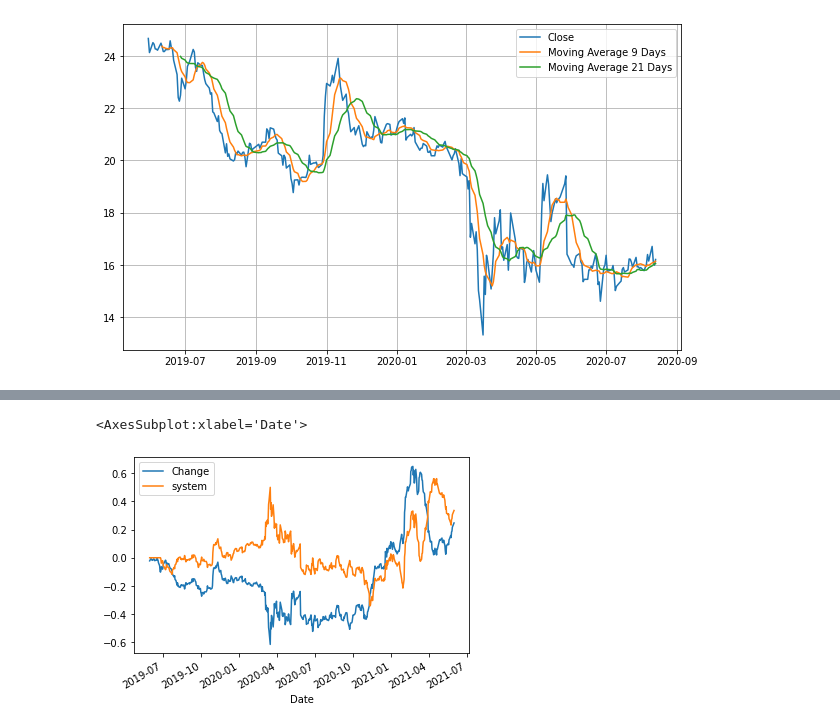
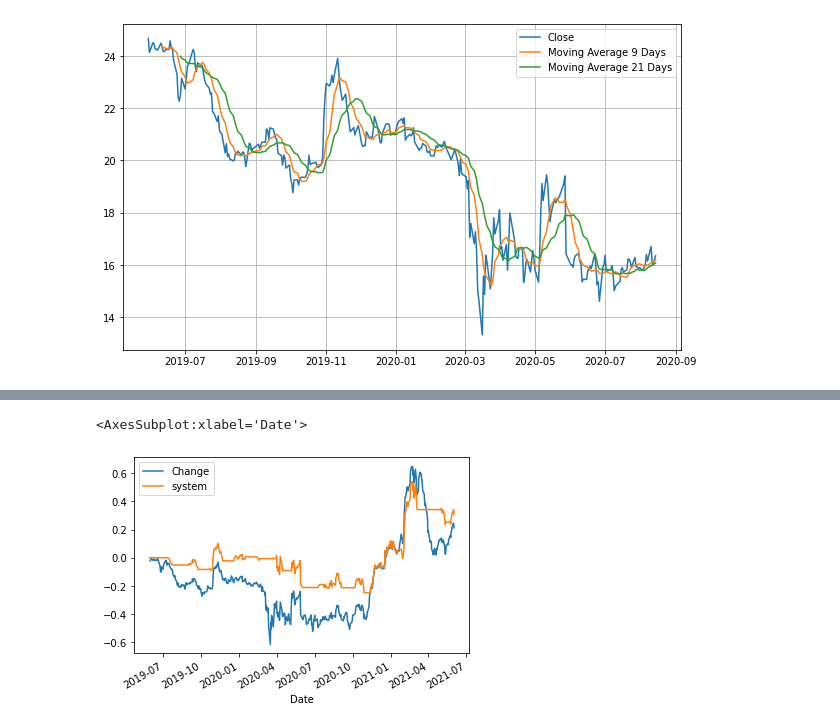
Before and after one commit to bhiln/stock-market-trends, a Jupyter notebook: BOMN.ipynb, the cells around one changed output, grey strips where cells are left out. Drawn from its saved outputs; the diff is of its cells as text; code cells hidden in the pictures.

```diff
--- a/BOMN.ipynb
+++ b/BOMN.ipynb
@@ -92,7 +95,7 @@ bomn['position'] = np.where(bomn['9-day'] < bomn['21-day'],-1,bomn['position'])
 # %%
 # Whether we are making money with this system
-bomn['system'] = bomn['position'] * bomn['Change']
+bomn['system'] = np.where(bomn['position']>0, bomn['position'] * bomn['Change'],0)
 bomn[['Change','system']].cumsum().plot()
 # %% [output]
 <AxesSubplot:xlabel='Date'>
-[figure, old version]
+[figure, new version]
```
Also changed, not shown: parts of 4 cells of this notebook, 8 other files.
